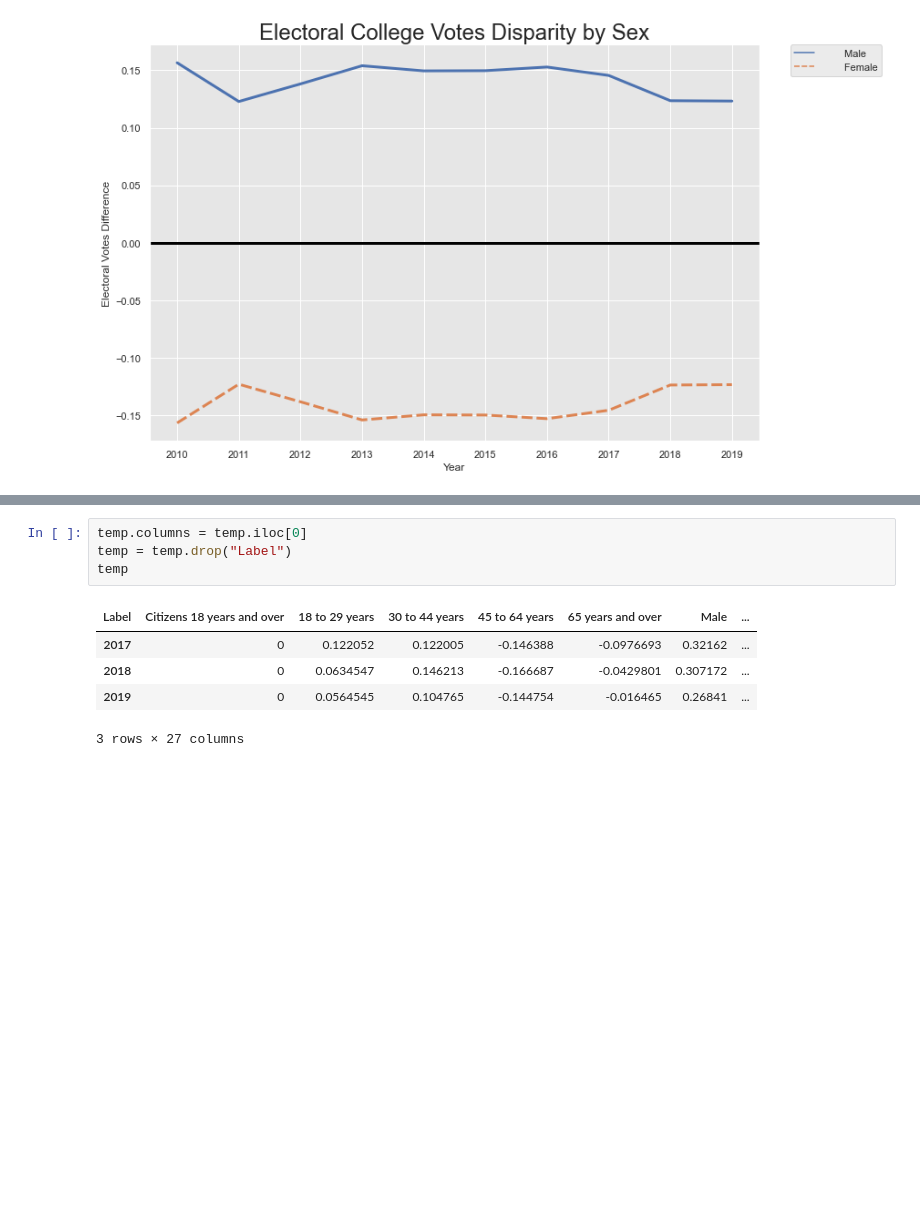
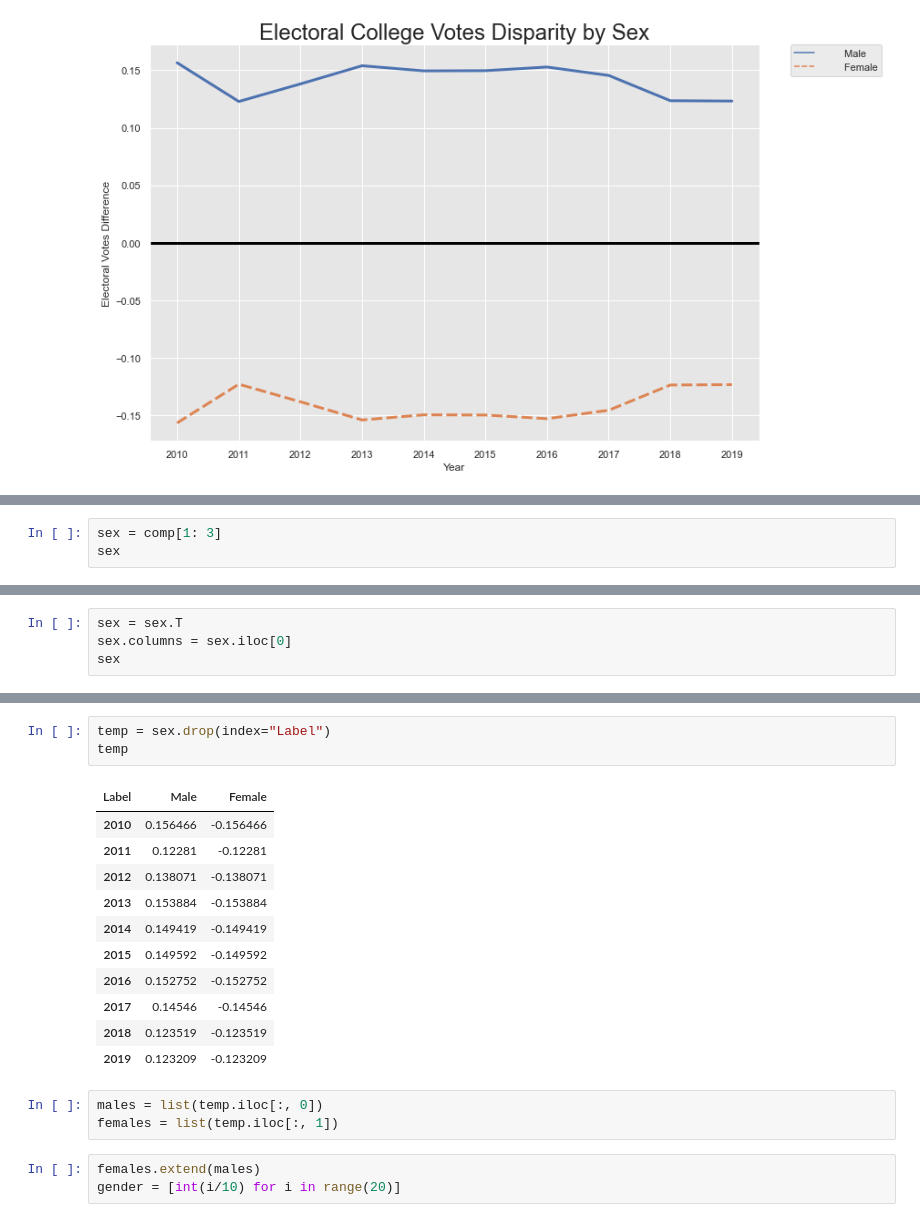
Before and after one commit to arefmalek/Electoral_census, a Jupyter notebook: scripts/composites.ipynb, the cells around one changed output, grey strips where cells are left out. Cells and saved outputs as stored; diff of their text form; blank space fills up the shorter version.

```diff
--- a/scripts/composites.ipynb
+++ b/scripts/composites.ipynb
@@ -88,0 +59,3 @@ temp
+# %%
+sex = comp[1: 3]
+sex
@@ -88,0 +66,4 @@ temp
+# %%
+sex = sex.T
+sex.columns = sex.iloc[0]
+sex
@@ -89,10 +83,21 @@ temp
 # %%
-temp.columns = temp.iloc[0]
-temp = temp.drop("Label")
+temp = sex.drop(index="Label")
 temp
 # %% [output]
-| Label | Citizens 18 years and over | 18 to 29 years | 30 to 44 years | 45 to 64 years | 65 years and over | Male | ... |
-| 2017 | 0 | 0.122052 | 0.122005 | -0.146388 | -0.0976693 | 0.32162 | ... |
-| 2018 | 0 | 0.0634547 | 0.146213 | -0.166687 | -0.0429801 | 0.307172 | ... |
-| 2019 | 0 | 0.0564545 | 0.104765 | -0.144754 | -0.016465 | 0.26841 | ... |
+| Label | Male | Female |
+| 2010 | 0.156466 | -0.156466 |
+| 2011 | 0.12281 | -0.12281 |
+| 2012 | 0.138071 | -0.138071 |
+| 2013 | 0.153884 | -0.153884 |
+| 2014 | 0.149419 | -0.149419 |
+| 2015 | 0.149592 | -0.149592 |
+| 2016 | 0.152752 | -0.152752 |
+| 2017 | 0.14546 | -0.14546 |
+| 2018 | 0.123519 | -0.123519 |
+| 2019 | 0.123209 | -0.123209 |
-3 rows × 27 columns
+# %%
+males = list(temp.iloc[:, 0])
+females = list(temp.iloc[:, 1])
+# %%
+females.extend(males)
+gender = [int(i/10) for i in range(20)]
```
Also changed, not shown: parts of 20 cells of this notebook, 1 other file.
